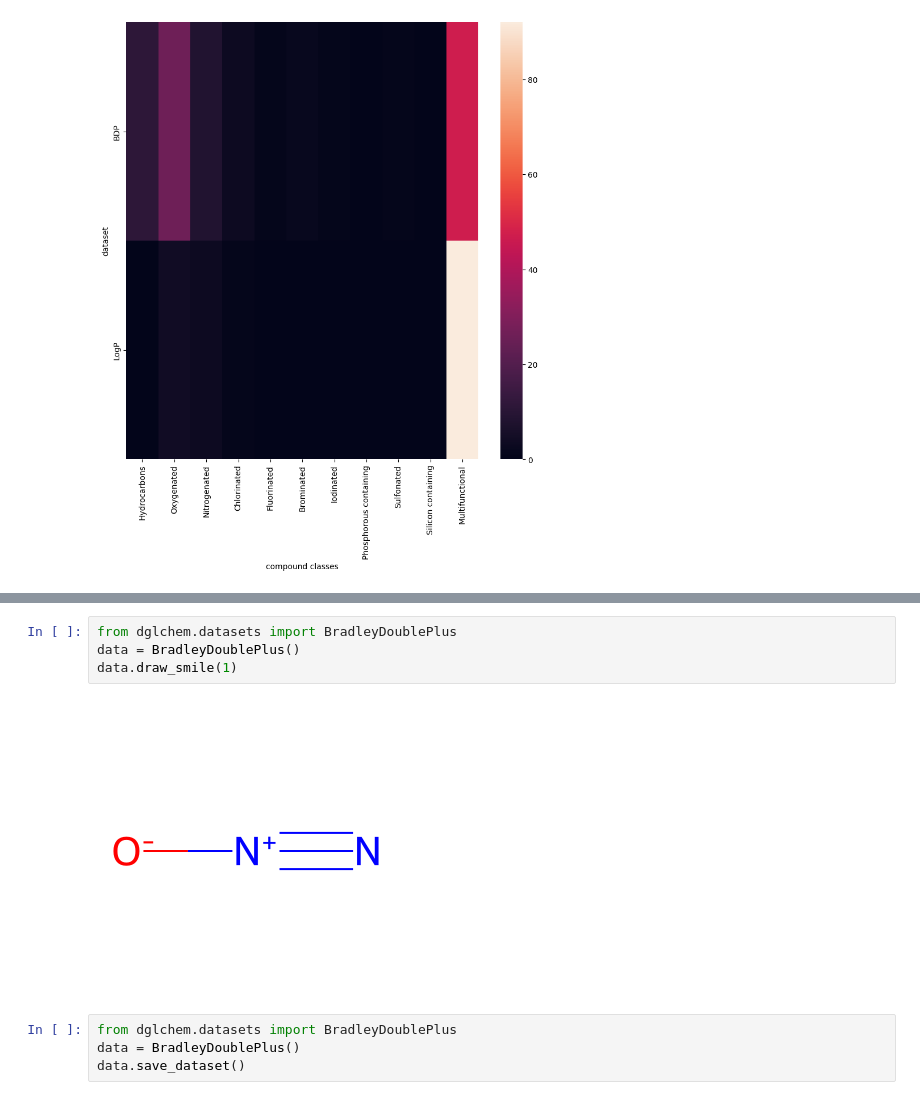
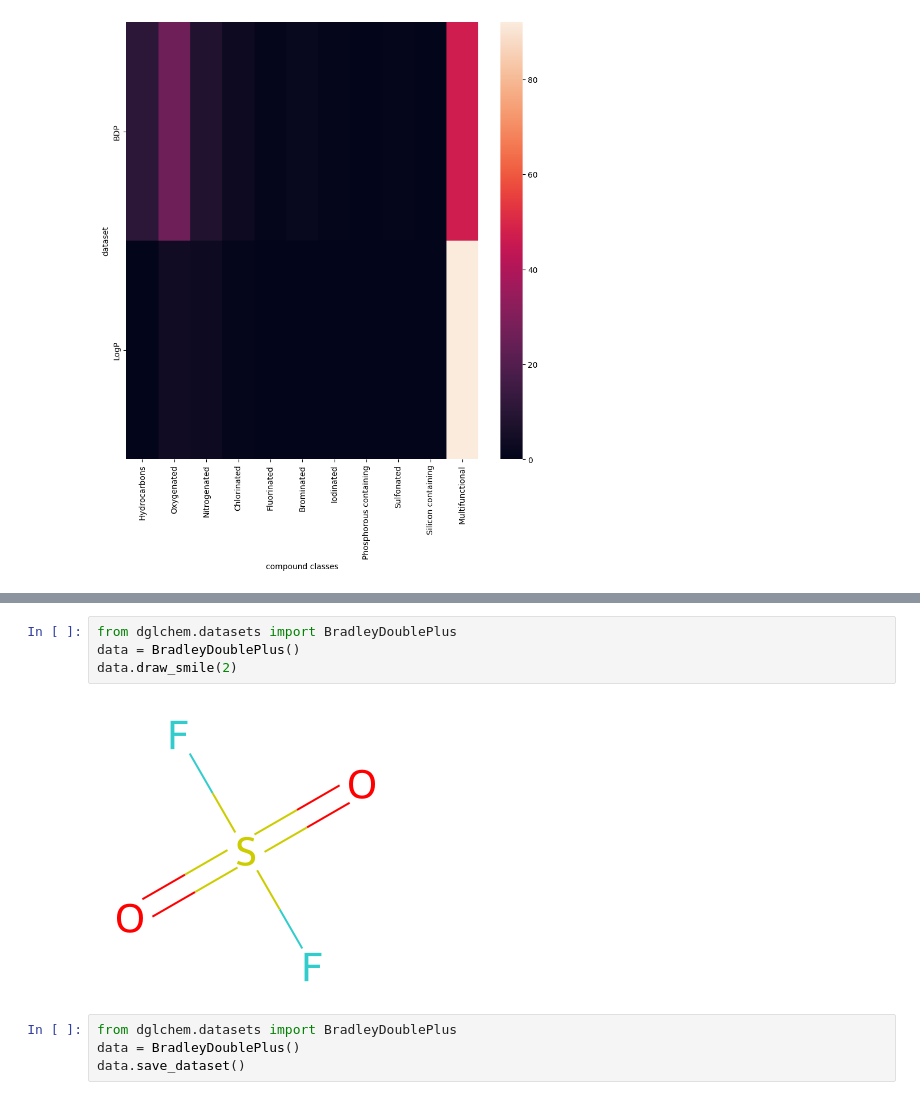
Before and after one commit to aerte/GraPE, a Jupyter notebook: notebooks/tests.ipynb, the cells around one changed output, grey strips where cells are left out. Cells and saved outputs as stored; diff of their text form.

```diff
--- a/notebooks/tests.ipynb
+++ b/notebooks/tests.ipynb
@@ -242,9 +204,9 @@ compounds_dataset_heatmap([smiles1,smiles2],['BDP','LogP'],save_fig=True)
 # %%
 from dglchem.datasets import BradleyDoublePlus
 data = BradleyDoublePlus()
-data.draw_smile(1)
+data.draw_smile(2)
 # %% [output]
-[figure, old version]
+[figure, new version]
 # %%
 from dglchem.datasets import BradleyDoublePlus
 data = BradleyDoublePlus()
```
Also changed, not shown: parts of 7 cells of this notebook, 2 other files.
